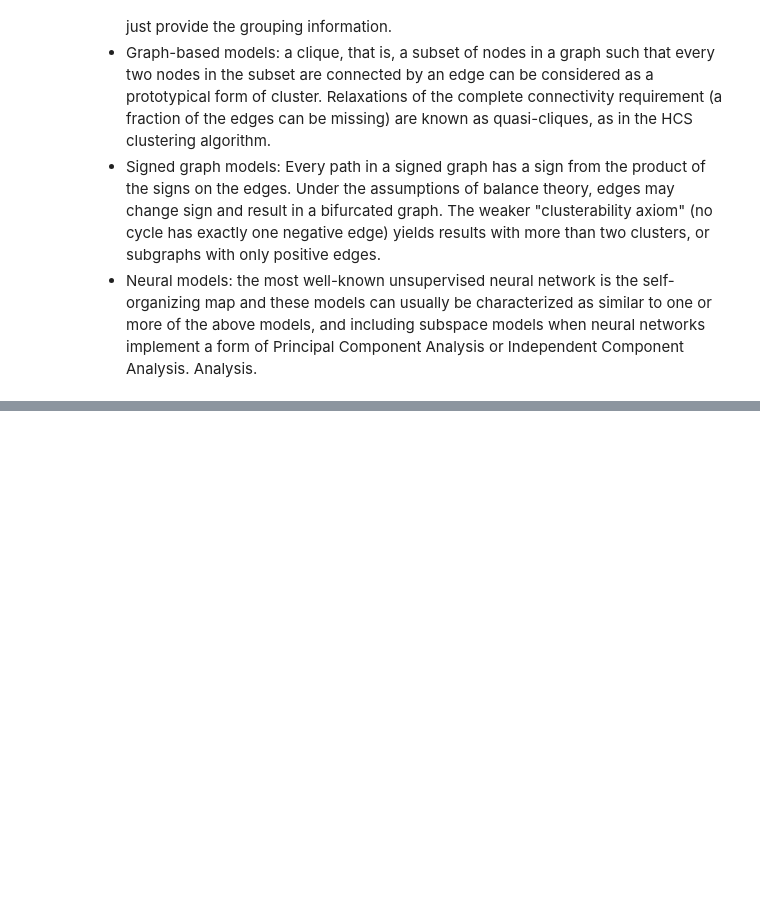
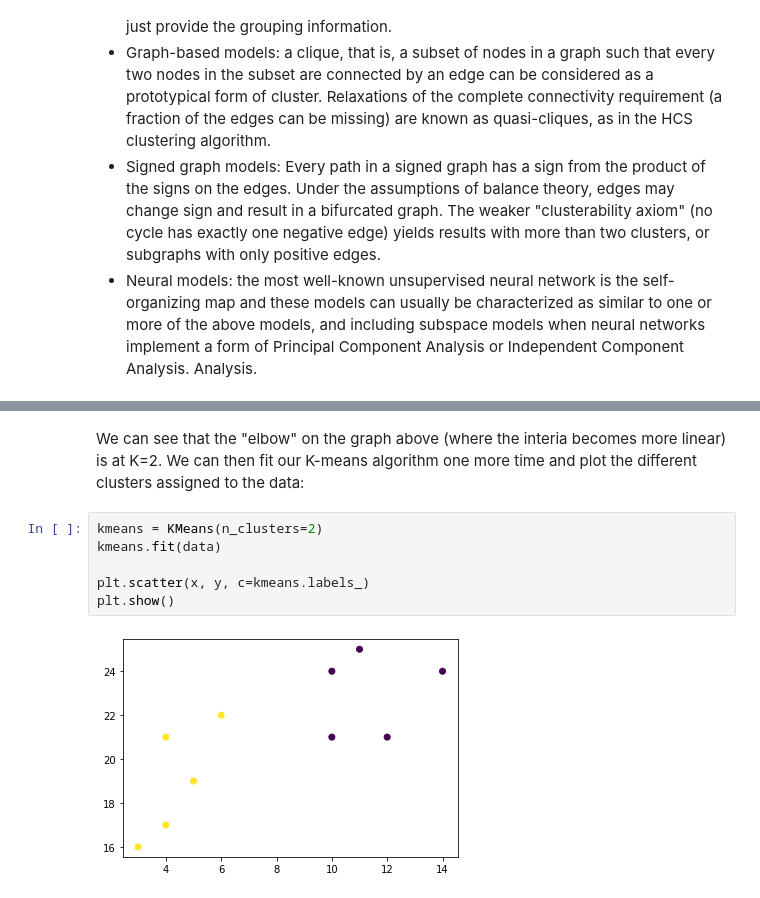
Before and after one commit to GalkaKG/Clustering-Analysis, a Jupyter notebook: Clustering Analysis.ipynb, the cells around one changed output, grey strips where cells are left out. Saved outputs shown, nothing was run; the diff lists cells and outputs as text; blank space fills up the shorter version.

```diff
--- a/Clustering Analysis.ipynb
+++ b/Clustering Analysis.ipynb
@@ -287,0 +315,10 @@ Since the graph shows the sharp bend, which looks like an elbow, hence it is kno
+# %% [markdown]
+We can see that the "elbow" on the graph above (where the interia becomes more linear) is at K=2. We can then fit our K-means algorithm one more time and plot the different clusters assigned to the data:
+# %%
+kmeans = KMeans(n_clusters=2)
+kmeans.fit(data)
+
+plt.scatter(x, y, c=kmeans.labels_)
+plt.show()
+# %% [output]
+[figure, added]
```
Also changed, not shown: parts of 8 cells of this notebook.
